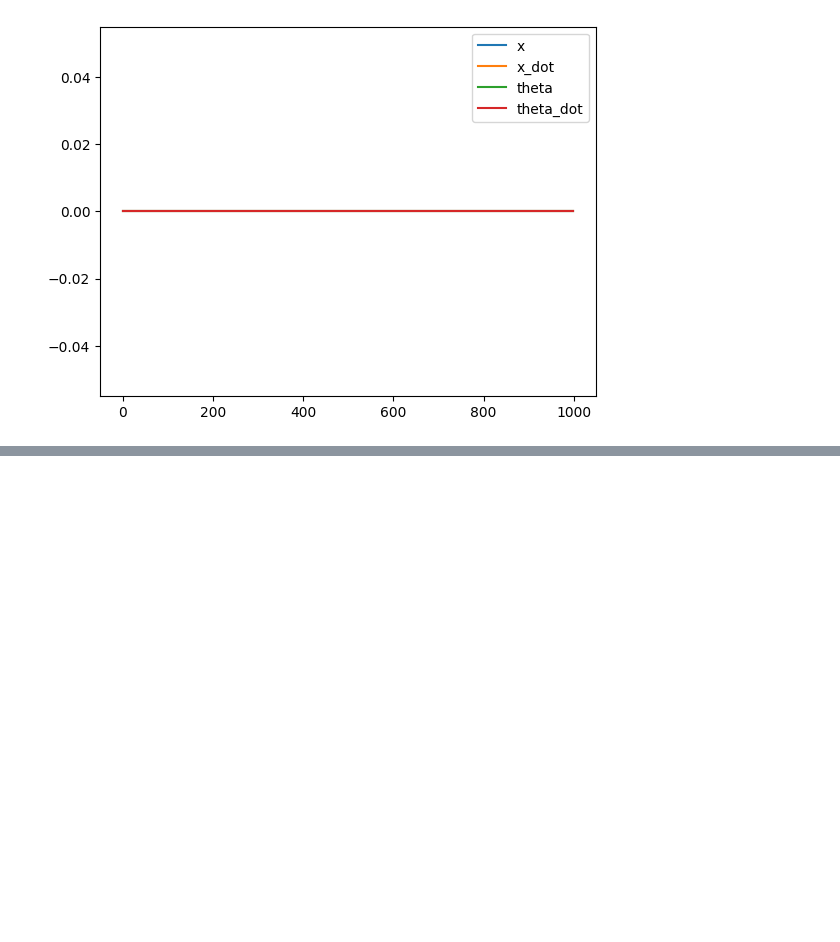
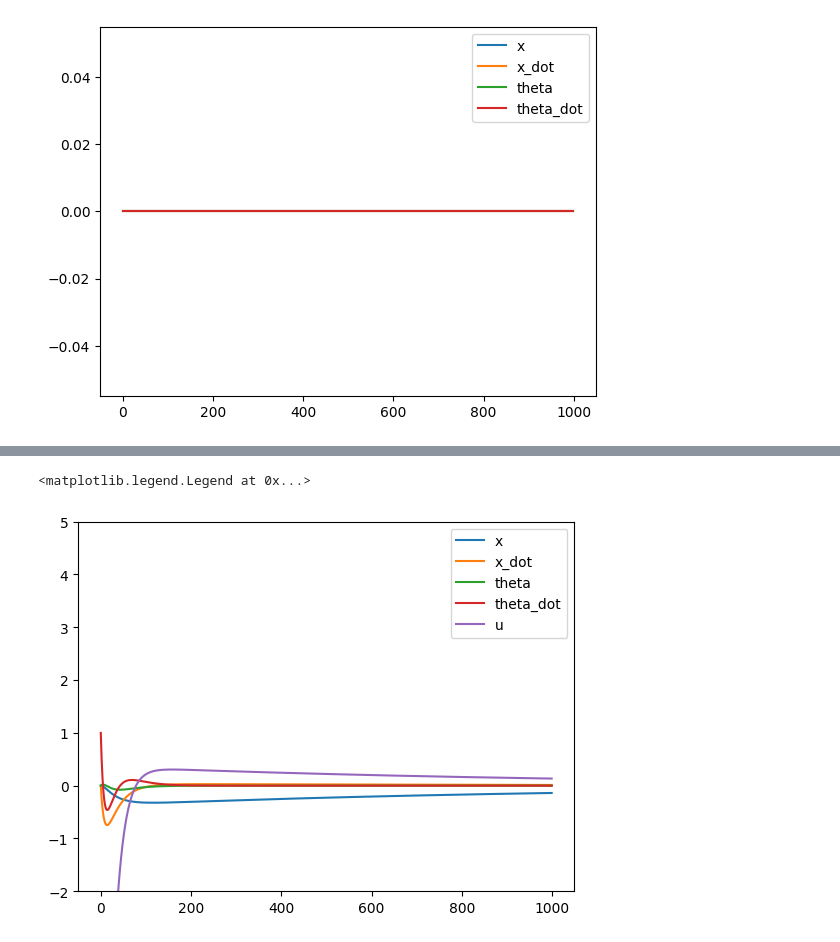
Before and after one commit to slagosz/pyPlayground, a Jupyter notebook: control/inverted_pendulum_on_cart.ipynb, the cells around one changed output, grey strips where cells are left out. Cells and saved outputs as stored; diff of their text form; code cells hidden in the pictures; blank space fills up the shorter version.

```diff
--- a/control/inverted_pendulum_on_cart.ipynb
+++ b/control/inverted_pendulum_on_cart.ipynb
@@ -100,0 +116,16 @@ plt.legend()
+# %%
+from control.simulation import ContinuousControllerPlantObserverLoop
+from control.mpc.mpc import ZeroHoldController
+
+s = ContinuousControllerPlantObserverLoop(ZeroHoldController(lqr, dt_sys.dt), ct_sys)
+
+t = np.linspace(0, 10, 1000)
+x2, x_est, y, u = s.sim(x0, t)
+
+plt.plot(x2, label=['x', 'x_dot', 'theta', 'theta_dot'])
+plt.plot(u, label='u')
+plt.ylim([-2, 5])
+plt.legend()
+# %% [output]
+<matplotlib.legend.Legend at 0x...>
+[figure, added]
```
Also changed, not shown: parts of 5 cells of this notebook, 2 other files.
